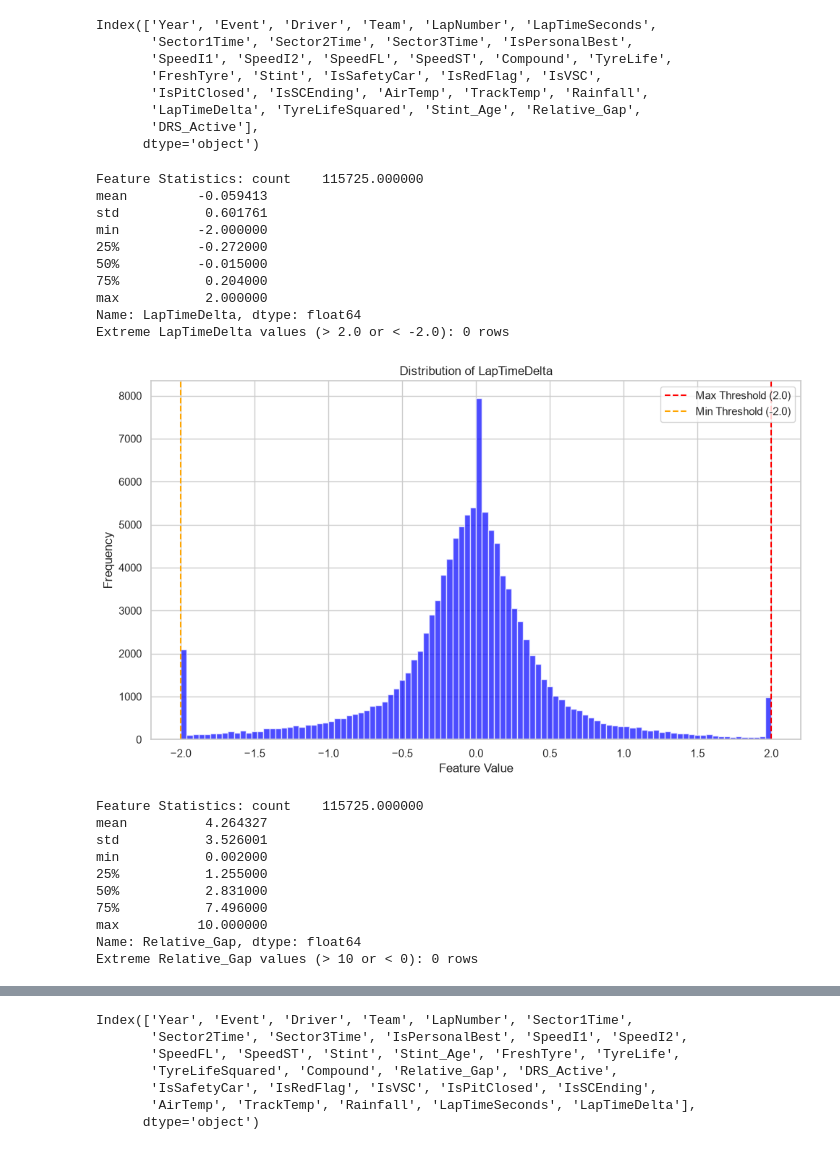
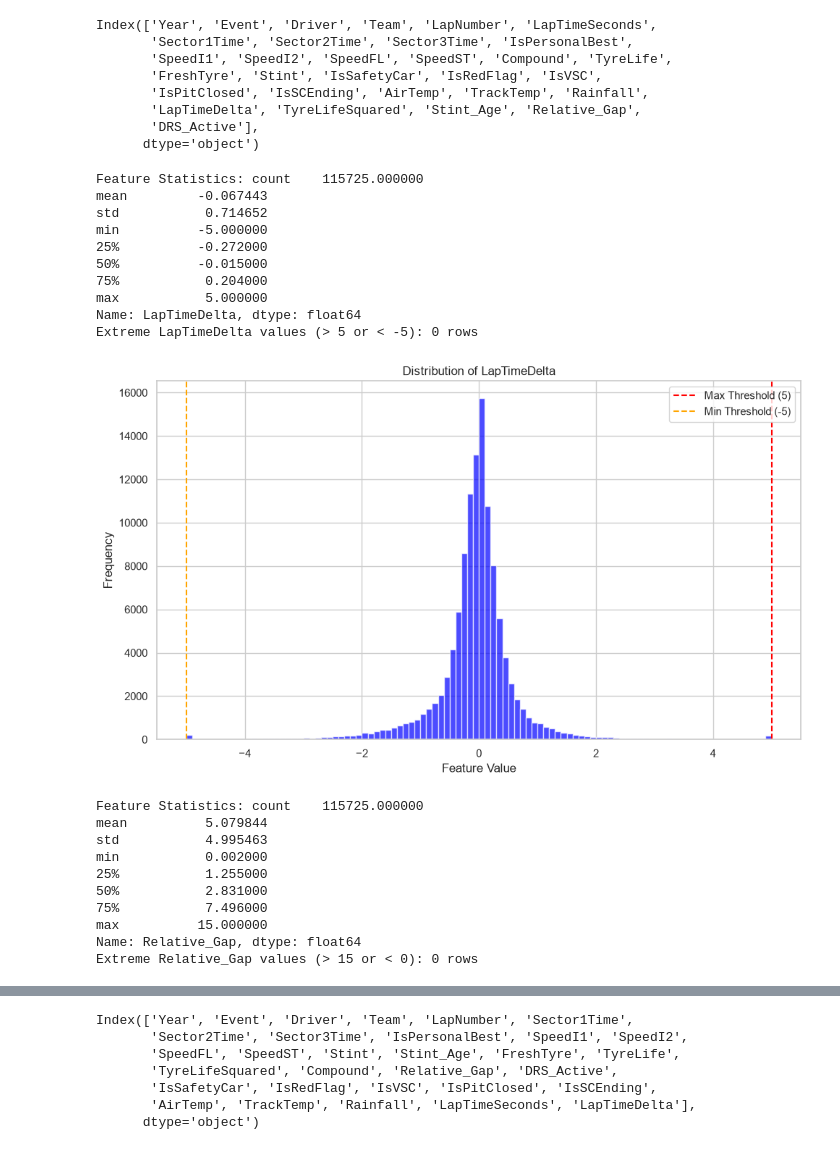
Before and after one commit to BevisWong76/f1-lap-time-predictor, a Jupyter notebook: f1_lap_time_prediction.ipynb, the cells around one changed output, grey strips where cells are left out. Cells and saved outputs as stored; diff of their text form; code cells hidden in the pictures.

```diff
--- a/f1_lap_time_prediction.ipynb
+++ b/f1_lap_time_prediction.ipynb
@@ -576,7 +580,7 @@ plt.show()
 # %%
 # Feature Engineering: LapTimeDelta, TyreLifeSquared, Stint_Age, Relative_Gap, DRS_Active
 
-def engineer_features(df):
+def engineer_features(df, delta_thre, gap_thre):
     df = df.copy()
 
     # 1. Sort the dataframe by Year, Event, Driver, and LapNumber to ensure proper time-series continuity
@@ -584,7 +588,8 @@ def engineer_features(df):
 
     # --- LapTimeDelta ---
     df['LapTimeDelta'] = df.groupby(['Year', 'Event', 'Driver'])['LapTimeSeconds'].diff()
-    df['LapTimeDelta'] = df['LapTimeDelta'].fillna(0).clip(lower=-2.0, upper=2.0)
+    df['LapTimeDelta'] = df['LapTimeDelta'].fillna(0).clip(lower=0-delta_thre, upper=delta_thre)
+
 
     # --- Tyre & Stint Features ---
     df['TyreLifeSquared'] = df['TyreLife'] ** 2
@@ -600,7 +605,7 @@ def engineer_features(df):
     df['DRS_Active'] = ((df['Relative_Gap'] > 0.0) & (df['Relative_Gap'] <= 1.0)).astype(int)
 
     # Clip Relative_Gap to a maximum of 10.0 (first car with 999 will become 10.0, avoiding issues with Scaler)
-    df['Relative_Gap'] = df['Relative_Gap'].clip(upper=10.0)
+    df['Relative_Gap'] = df['Relative_Gap'].clip(upper=gap_thre)
 
     # Re-sort the dataframe by Year, Event, Driver, and LapNumber to maintain time-series continuity (important for LSTM)
     df = df.sort_values(['Year', 'Event', 'Driver', 'LapNumber']).reset_index(drop=True)
@@ -608,7 +613,7 @@ def engineer_features(df):
     return df
 
 # Apply feature engineering to the cleaned dataframe
-df_full_eng = engineer_features(df_full_clean)
+df_full_eng = engineer_features(df_full_clean, 5, 15)
 df_full_eng.drop(columns=['Time', 'Position'], inplace=True, errors='ignore')
 
 print(df_full_eng.columns)
@@ -626,48 +631,48 @@ Index(['Year', 'Event', 'Driver', 'Team', 'LapNumber', 'LapTimeSeconds',
 
 def check_extreme_values(df, feature, thre_min=5, thre_max=5, save_path=None):
     print(f"Feature Statistics: {df[feature].describe()}")
     extreme_deltas = df[(df[feature] > thre_max) | (df[feature] < thre_min)]
     print(f"Extreme {feature} values (> {thre_max} or < {thre_min}): {len(extreme_deltas)} rows")
 
     # Plot the distribution
     plt.figure(figsize=(10, 6))
     plt.hist(df[feature], bins=100, color='blue', alpha=0.7)
     # add vertical lines for thresholds
     plt.axvline(x=thre_max, color='red', linestyle='--', label=f'Max Threshold ({thre_max})')
     plt.axvline(x=thre_min, color='orange', linestyle='--', label=f'Min Threshold ({thre_min})')
 
     plt.xlabel('Feature Value')
     plt.ylabel('Frequency')
     plt.title('Distribution of ' + feature)
     plt.legend()
     plt.tight_layout()
     if save_path:
         plt.savefig(preprocessing_plots_dir / save_path, dpi=300)
     plt.show()
 
 
-check_extreme_values(df_full_eng, 'LapTimeDelta', thre_min=-2.0, thre_max=2.0, save_path="01_lap_time_delta_dist.png")
+check_extreme_values(df_full_eng, 'LapTimeDelta', thre_min=-5, thre_max=5, save_path="01_lap_time_delta_dist.png")
 
-check_extreme_values(df_full_eng, 'Relative_Gap', thre_min=0, thre_max=10, save_path="02_relative_gap_dist.png")
+check_extreme_values(df_full_eng, 'Relative_Gap', thre_min=0, thre_max=15, save_path="02_relative_gap_dist.png")
 # %% [output]
 Feature Statistics: count    115725.000000
-mean         -0.059413
-std           0.601761
-min          -2.000000
+mean         -0.067443
+std           0.714652
+min          -5.000000
 25%          -0.272000
 50%          -0.015000
 75%           0.204000
-max           2.000000
+max           5.000000
 Name: LapTimeDelta, dtype: float64
-Extreme LapTimeDelta values (> 2.0 or < -2.0): 0 rows
+Extreme LapTimeDelta values (> 5 or < -5): 0 rows
-[figure, old version]
+[figure, new version]
 Feature Statistics: count    115725.000000
-mean          4.264327
-std           3.526001
+mean          5.079844
+std           4.995463
 min           0.002000
 25%           1.255000
 50%           2.831000
 75%           7.496000
-max          10.000000
+max          15.000000
 Name: Relative_Gap, dtype: float64
-Extreme Relative_Gap values (> 10 or < 0): 0 rows
+Extreme Relative_Gap values (> 15 or < 0): 0 rows
```
Also changed, not shown: parts of 52 cells of this notebook, 48 other files.
